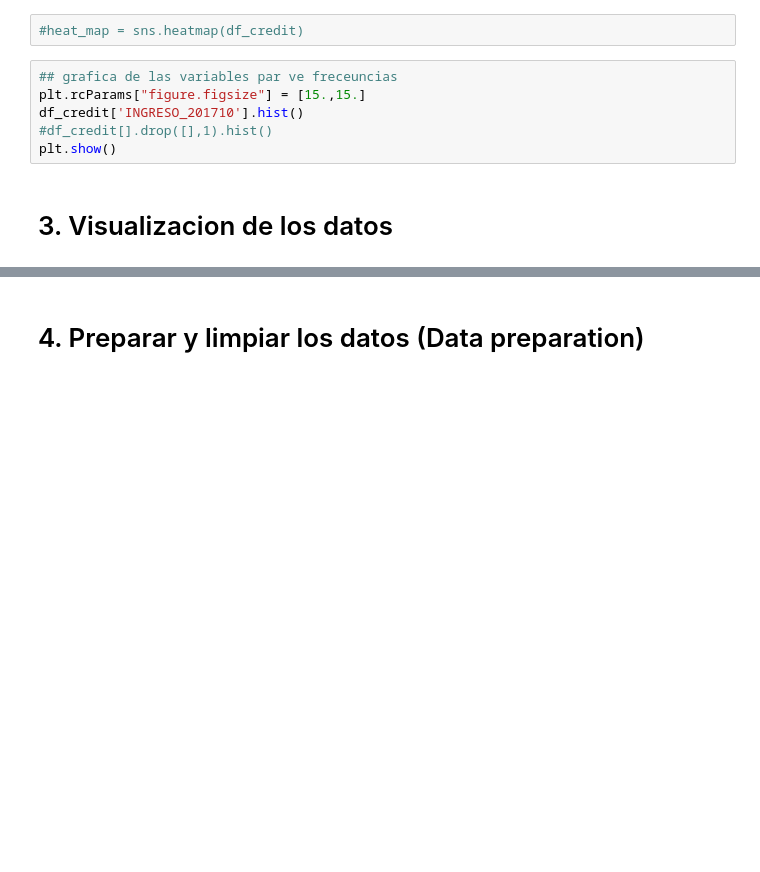
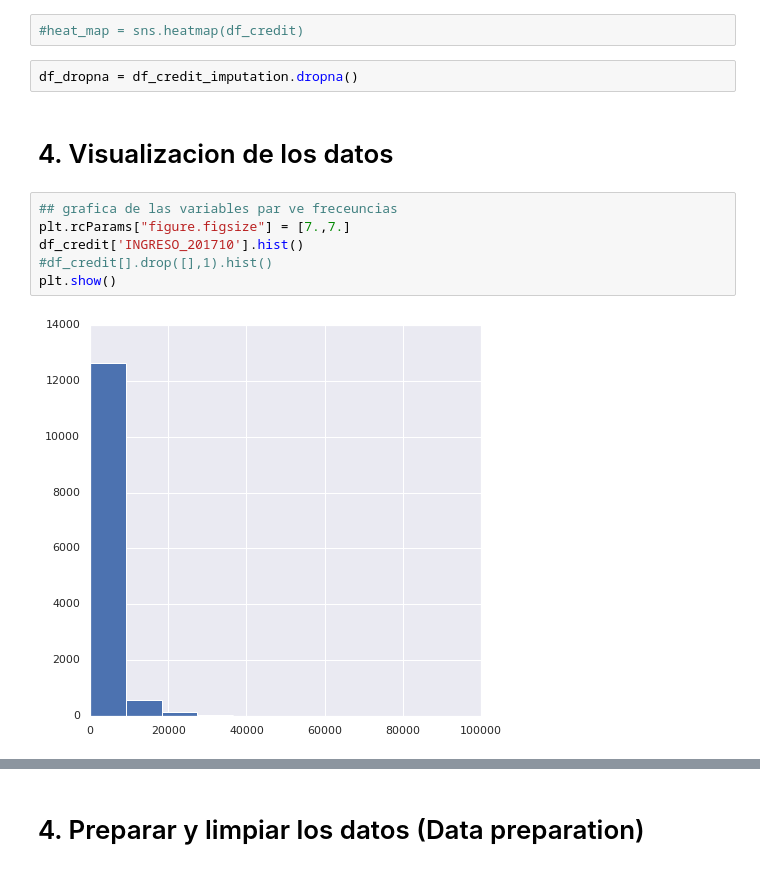
Before and after one commit to rcoroneldev/Machine-Learning-Sanitas-DS, a Jupyter notebook: Machine_Learning_Sanitas_DS.ipynb, the cells around one changed output, grey strips where cells are left out. Cells and saved outputs as stored; diff of their text form; blank space fills up the shorter version.

```diff
--- a/Machine_Learning_Sanitas_DS.ipynb
+++ b/Machine_Learning_Sanitas_DS.ipynb
@@ -301,12 +304,16 @@ plt.matshow(df_credit.corr())
 [figure]
 # %%
 #heat_map = sns.heatmap(df_credit)
+# %%
+df_dropna = df_credit_imputation.dropna()
+# %% [markdown]
+# 4. Visualizacion de los datos
 # %%
 ## grafica de las variables par ve freceuncias
-plt.rcParams["figure.figsize"] = [15.,15.]
+plt.rcParams["figure.figsize"] = [7.,7.]
 df_credit['INGRESO_201710'].hist()
 #df_credit[].drop([],1).hist()
 plt.show()
+# %% [output]
+[figure, added]
-# %% [markdown]
-# 3. Visualizacion de los datos
 # %%
```
Also changed, not shown: parts of 66 cells of this notebook.
